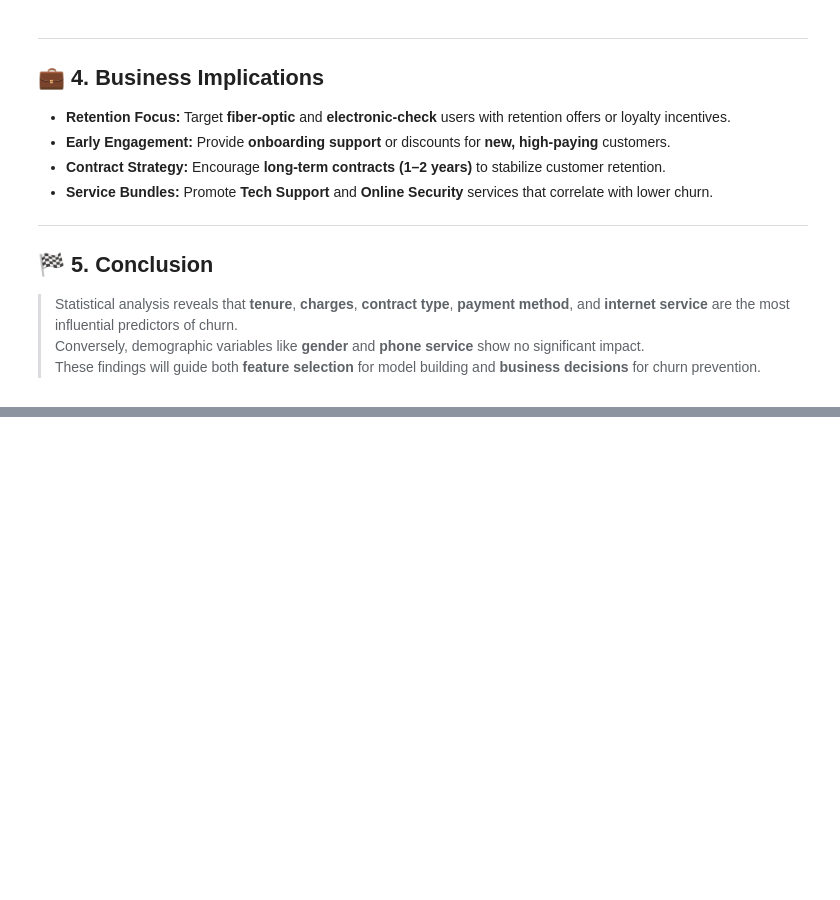
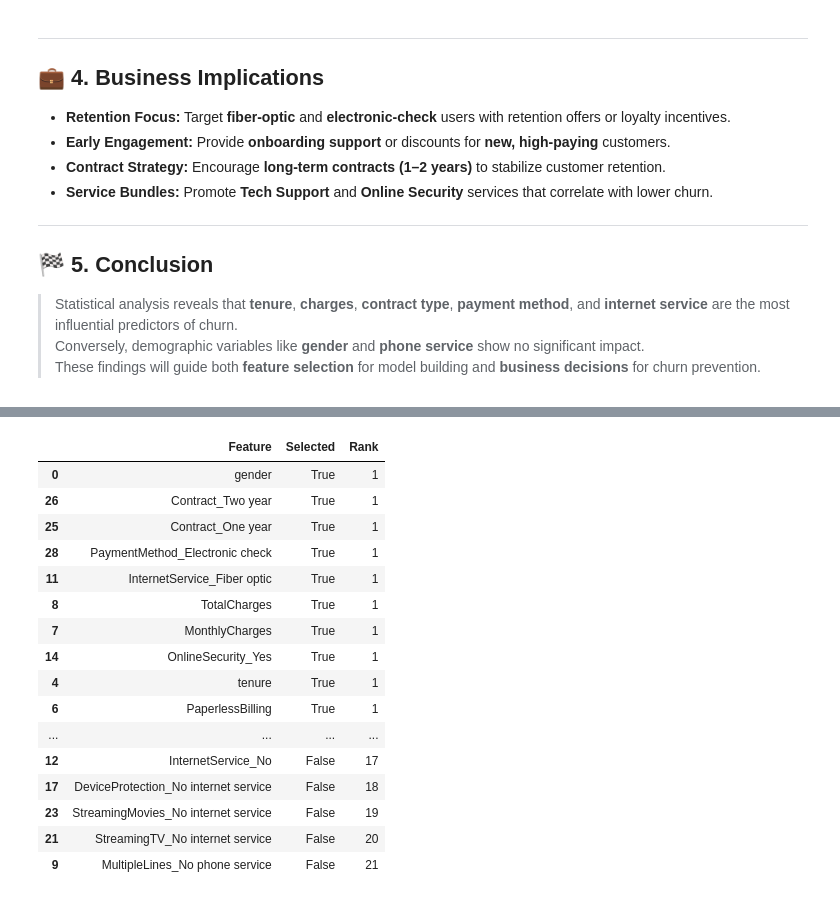
Before and after one commit to nhahub/NHA-010, a Jupyter notebook: notebooks/feature_engineering.ipynb, the cells around one changed output, grey strips where cells are left out. Saved outputs shown, nothing was run; the diff lists cells and outputs as text; code cells hidden in the pictures; blank space fills up the shorter version.

```diff
--- a/notebooks/feature_engineering.ipynb
+++ b/notebooks/feature_engineering.ipynb
@@ -133,0 +213,27 @@ Customers who are new (low tenure) and have higher monthly charges are the most
+# %%
+feature_names = X.columns  #feature names
+selected=rfe.support_   # boolean array of selected features
+ranks=rfe.ranking_  # ranking of features
+
+rfe_results = pd.DataFrame({'Feature': feature_names, 'Selected': selected, 'Rank': ranks})
+
+rfe_results=rfe_results.sort_values(by='Rank')
+rfe_results
+# %% [output]
+|  | Feature | Selected | Rank |
+| 0 | gender | True | 1 |
+| 26 | Contract_Two year | True | 1 |
+| 25 | Contract_One year | True | 1 |
+| 28 | PaymentMethod_Electronic check | True | 1 |
+| 11 | InternetService_Fiber optic | True | 1 |
+| 8 | TotalCharges | True | 1 |
+| 7 | MonthlyCharges | True | 1 |
+| 14 | OnlineSecurity_Yes | True | 1 |
+| 4 | tenure | True | 1 |
+| 6 | PaperlessBilling | True | 1 |
+| ... | ... | ... | ... |
+| 12 | InternetService_No | False | 17 |
+| 17 | DeviceProtection_No internet service | False | 18 |
+| 23 | StreamingMovies_No internet service | False | 19 |
+| 21 | StreamingTV_No internet service | False | 20 |
+| 9 | MultipleLines_No phone service | False | 21 |
```
Also changed, not shown: parts of 11 cells of this notebook, 1 other file.
